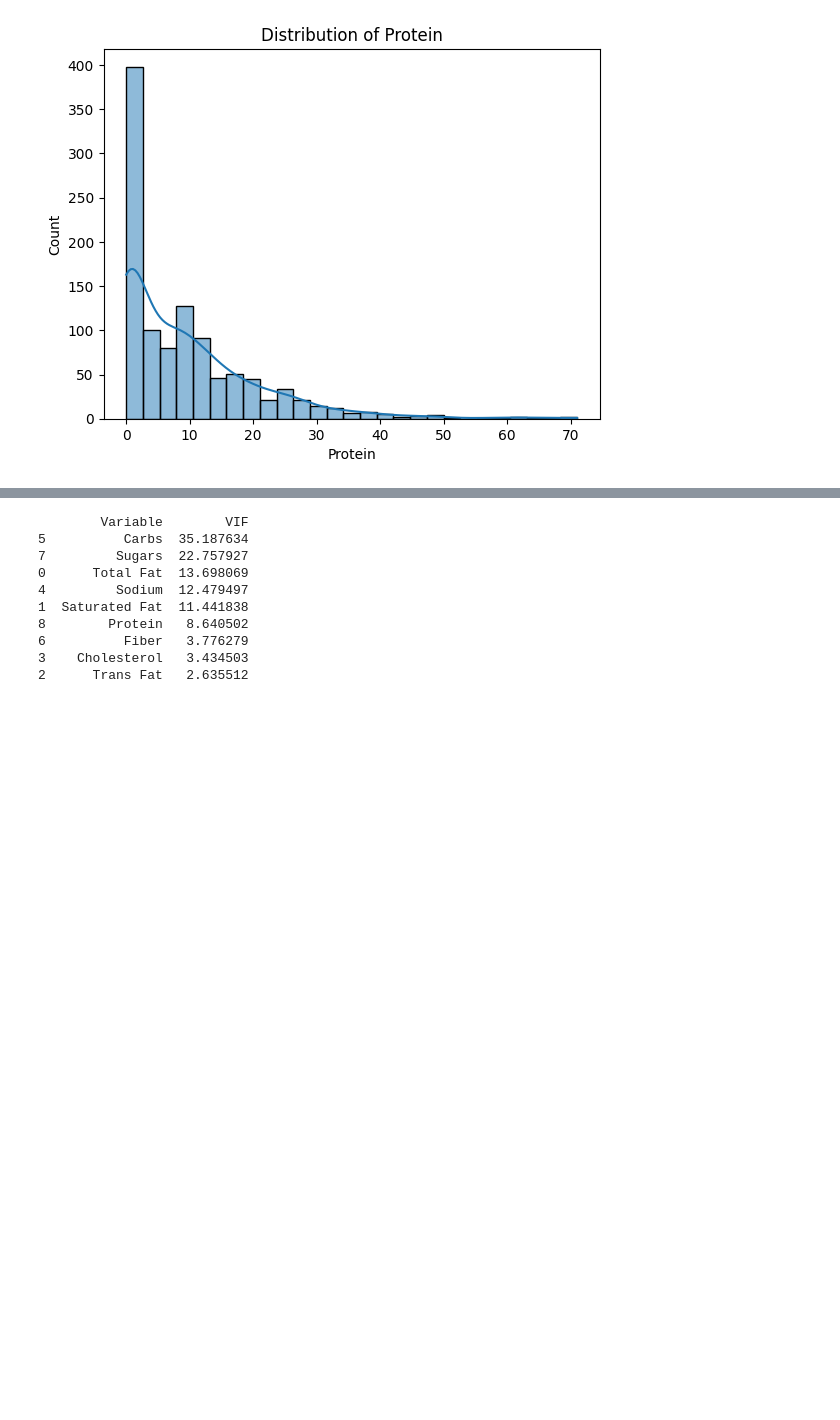
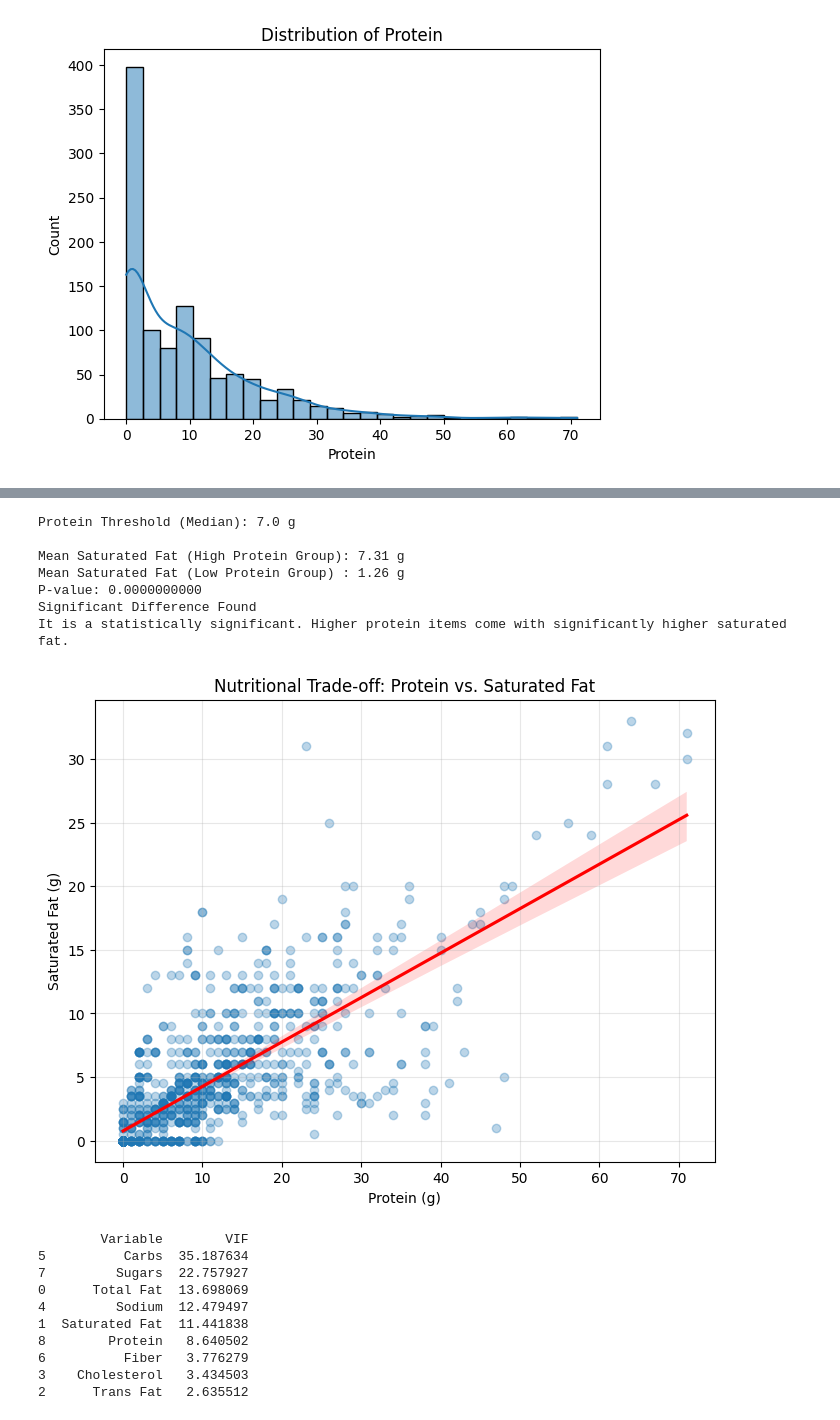
Before and after one commit to kemaldoguoktay/Multivariate-Analysis-of-Fast-Food-Nutrition-Profiles, a Jupyter notebook: 467_Project.ipynb, the cells around one changed output, grey strips where cells are left out. Drawn from its saved outputs; the diff is of its cells as text; code cells hidden in the pictures; blank space fills up the shorter version.

```diff
--- a/467_Project.ipynb
+++ b/467_Project.ipynb
@@ -296,3 +342,42 @@ for col in numerical_df.columns:
+# %%
+#RQ 2
+
+protein_threshold = df['Protein'].median()
+print(f"Protein Threshold (Median): {protein_threshold} g")
+
+high_protein = df[df['Protein'] > protein_threshold]['Saturated Fat']
+low_protein = df[df['Protein'] <= protein_threshold]['Saturated Fat']
+
+u_stat, p_val = stats.mannwhitneyu(high_protein, low_protein, alternative='greater')
+
+print(f"\nMean Saturated Fat (High Protein Group): {high_protein.mean():.2f} g")
+print(f"Mean Saturated Fat (Low Protein Group) : {low_protein.mean():.2f} g")
+print(f"P-value: {p_val:.10f}")
+
+if p_val < 0.05:
+    print("Significant Difference Found")
+    print("It is a statistically significant. Higher protein items come with significantly higher saturated fat.")
+else:
+    print("\nResult: No significant difference.")
+
+plt.figure(figsize=(8, 6))
+sns.regplot(x='Protein', y='Saturated Fat', data=df,
+            scatter_kws={'alpha':0.3}, line_kws={'color':'red'})
+
+plt.title('Nutritional Trade-off: Protein vs. Saturated Fat')
+plt.xlabel('Protein (g)')
+plt.ylabel('Saturated Fat (g)')
+plt.grid(True, alpha=0.3)
+plt.show()
+# %% [output]
+Protein Threshold (Median): 7.0 g
+
+Mean Saturated Fat (High Protein Group): 7.31 g
+Mean Saturated Fat (Low Protein Group) : 1.26 g
+P-value: 0.0000000000
+Significant Difference Found
+It is a statistically significant. Higher protein items come with significantly higher saturated fat.
+[figure, added]
 # %%
 # Separate Target and Groups
 X = numerical_df.drop(columns="Calories")
```
Also changed, not shown: parts of 20 cells of this notebook.
